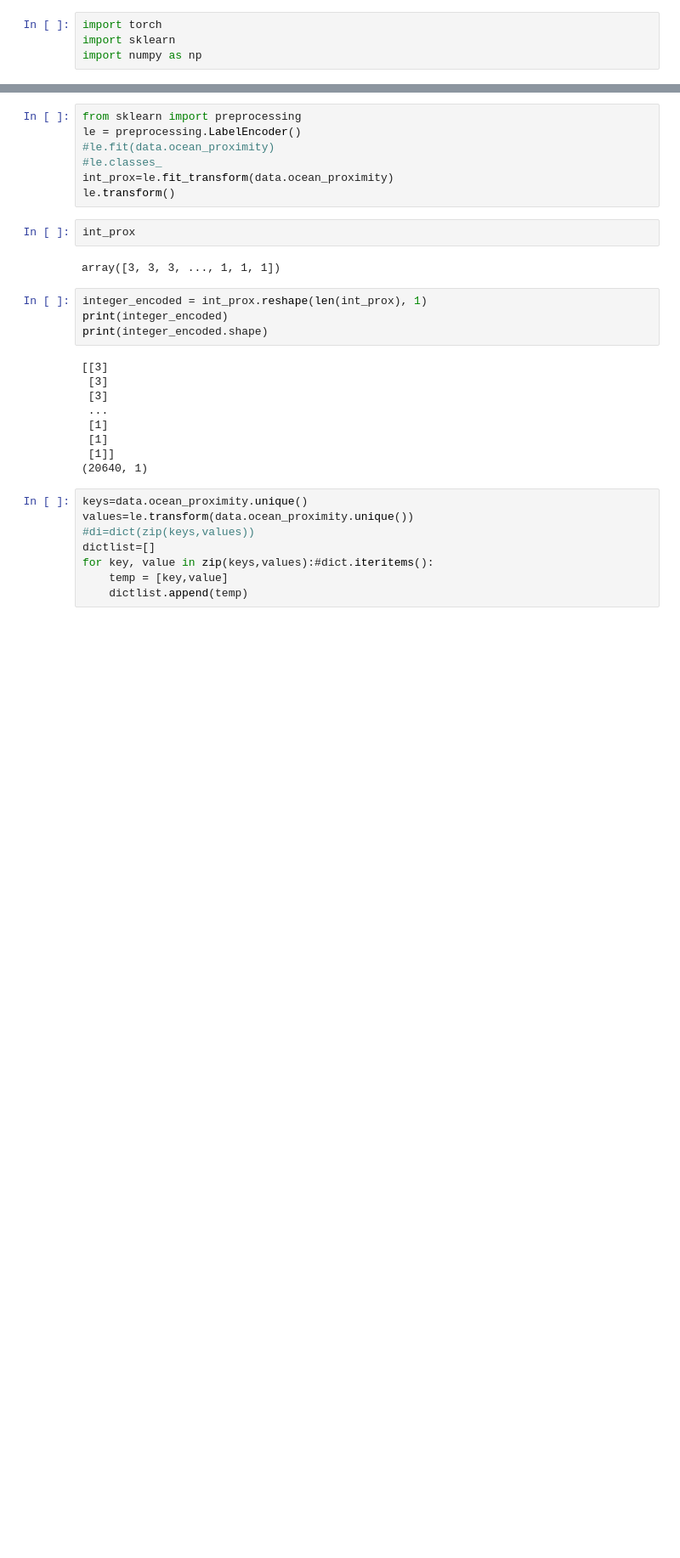
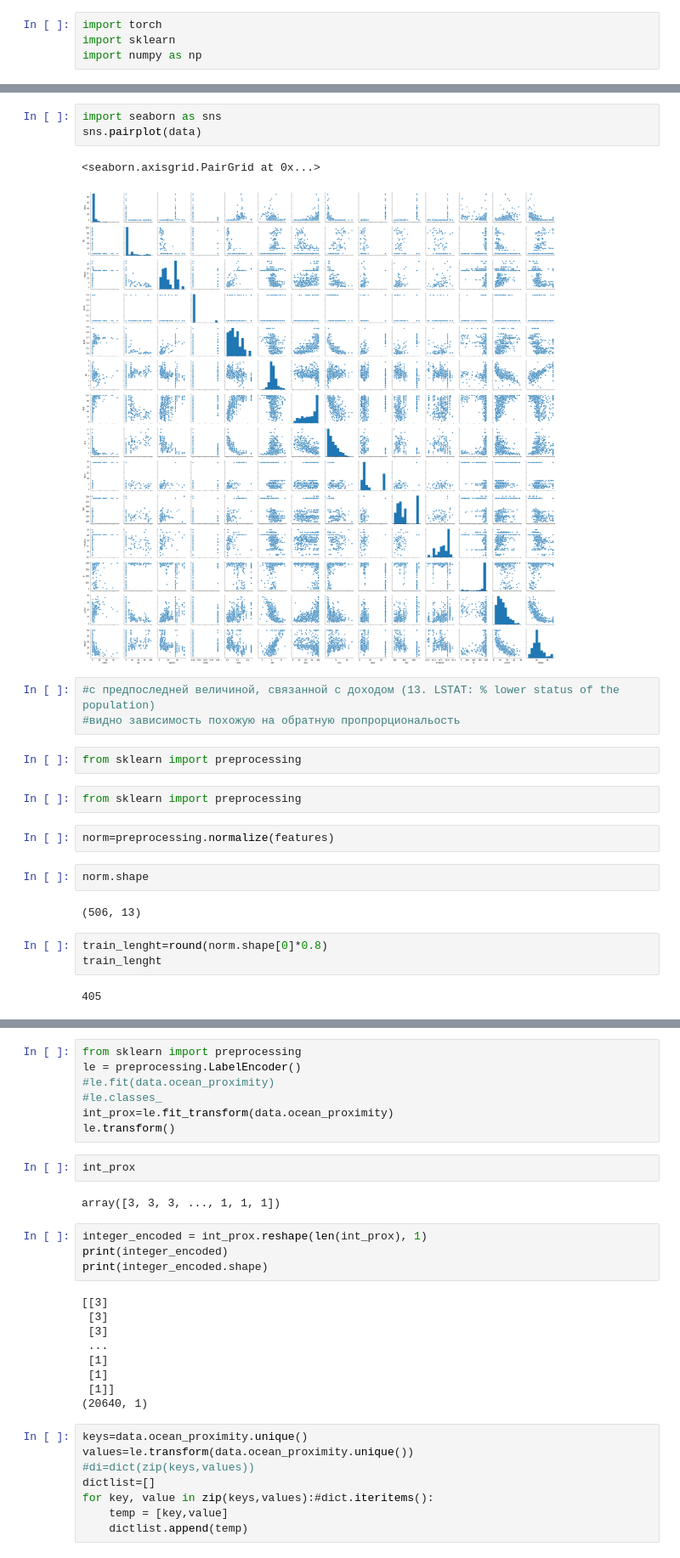
Before and after one commit to zamarseny/DL_2, a Jupyter notebook: 2_torch_linear_regression_boston.ipynb, the cells around one changed output, grey strips where cells are left out. Shown at 85% size. Saved outputs shown, nothing was run; the diff lists cells and outputs as text; blank space fills up the shorter version.

```diff
--- a/2_torch_linear_regression_boston.ipynb
+++ b/2_torch_linear_regression_boston.ipynb
@@ -57,0 +73,24 @@ data.describe()
+# %%
+import seaborn as sns
+sns.pairplot(data)
+# %% [output]
+<seaborn.axisgrid.PairGrid at 0x...>
+[figure, added]
+# %%
+#c предпоследней величиной, связанной с доходом (13. LSTAT: % lower status of the population)
+#видно зависимость похожую на обратную пропрорциональость
+# %%
+from sklearn import preprocessing
+# %%
+from sklearn import preprocessing
+# %%
+norm=preprocessing.normalize(features)
+# %%
+norm.shape
+# %% [output]
+(506, 13)
+# %%
+train_lenght=round(norm.shape[0]*0.8)
+train_lenght
+# %% [output]
+405
```
Also changed, not shown: parts of 27 cells of this notebook.
